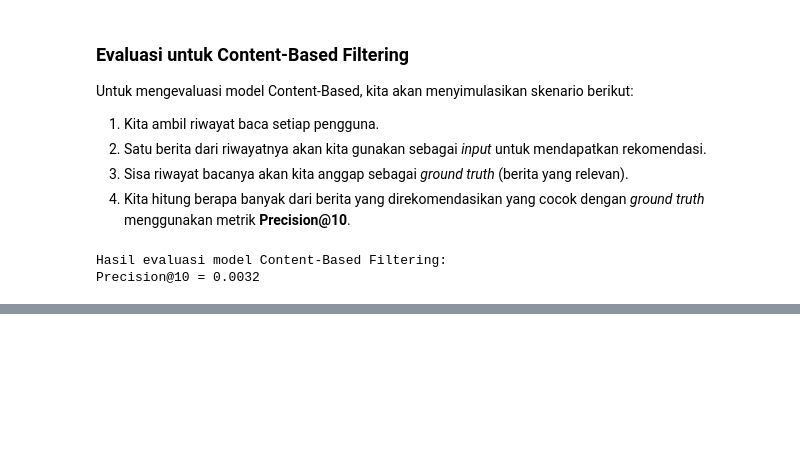
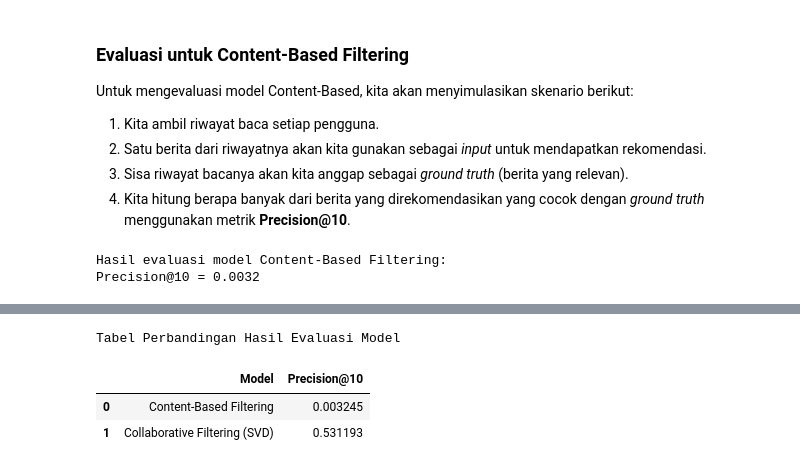
Before and after one commit to husainfadhlillah/dicoding-MicrosoftNews-RecommendationSystem, a Jupyter notebook: Proyek_Rekomendasi_Berita.ipynb, the cells around one changed output, grey strips where cells are left out. Cells and saved outputs as stored; diff of their text form; code cells hidden in the pictures; blank space fills up the shorter version.

```diff
--- a/Proyek_Rekomendasi_Berita.ipynb
+++ b/Proyek_Rekomendasi_Berita.ipynb
@@ -501,0 +546,18 @@ Precision@10 = 0.0032
+# %%
+# p_at_10 adalah presisi untuk Collaborative Filtering (svd)
+cf_precision = p_at_10
+
+# Membuat DataFrame untuk perbandingan
+evaluation_summary = pd.DataFrame({
+    'Model': ['Content-Based Filtering', 'Collaborative Filtering (SVD)'],
+    'Precision@10': [cb_precision, cf_precision]
+})
+
+# Menampilkan tabel perbandingan
+print("Tabel Perbandingan Hasil Evaluasi Model")
+display(evaluation_summary.style.highlight_max(subset=['Precision@10'], color='lightgreen'))
+# %% [output]
+Tabel Perbandingan Hasil Evaluasi Model
+|  | Model | Precision@10 |
+| 0 | Content-Based Filtering | 0.003245 |
+| 1 | Collaborative Filtering (SVD) | 0.531193 |
```
Also changed, not shown: parts of 4 cells of this notebook.
